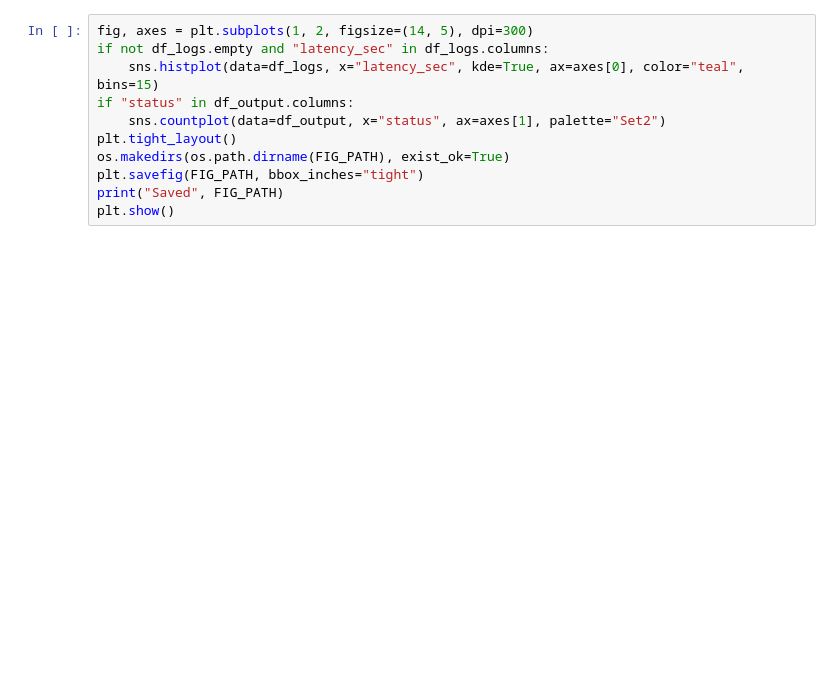
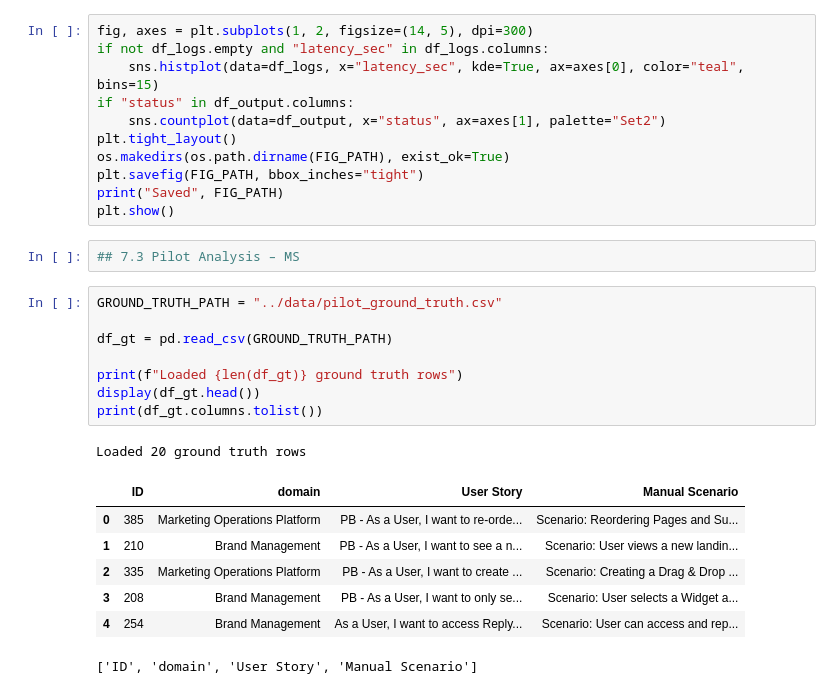
Before and after one commit to khanhkhanh55355/RT-SWT-003-nhom3, a Jupyter notebook: results/pilot_analysis.ipynb, the cells around one changed output. Cells and saved outputs as stored; diff of their text form; blank space fills up the shorter version.

```diff
--- a/results/pilot_analysis.ipynb
+++ b/results/pilot_analysis.ipynb
@@ -46,3 +54,22 @@ os.makedirs(os.path.dirname(FIG_PATH), exist_ok=True)
 plt.savefig(FIG_PATH, bbox_inches="tight")
 print("Saved", FIG_PATH)
 plt.show()
+# %%
+## 7.3 Pilot Analysis – MS
+# %%
+GROUND_TRUTH_PATH = "../data/pilot_ground_truth.csv"
+
+df_gt = pd.read_csv(GROUND_TRUTH_PATH)
+
+print(f"Loaded {len(df_gt)} ground truth rows")
+display(df_gt.head())
+print(df_gt.columns.tolist())
+# %% [output]
+Loaded 20 ground truth rows
+|  | ID | domain | User Story | Manual Scenario |
+| 0 | 385 | Marketing Operations Platform | PB - As a User, I want to re-orde... | Scenario: Reordering Pages and Su... |
+| 1 | 210 | Brand Management | PB - As a User, I want to see a n... | Scenario: User views a new landin... |
+| 2 | 335 | Marketing Operations Platform | PB - As a User, I want to create ... | Scenario: Creating a Drag & Drop ... |
+| 3 | 208 | Brand Management | PB - As a User, I want to only se... | Scenario: User selects a Widget a... |
+| 4 | 254 | Brand Management | As a User, I want to access Reply... | Scenario: User can access and rep... |
+['ID', 'domain', 'User Story', 'Manual Scenario']
```
Also changed, not shown: parts of 11 cells of this notebook, 8 other files.
